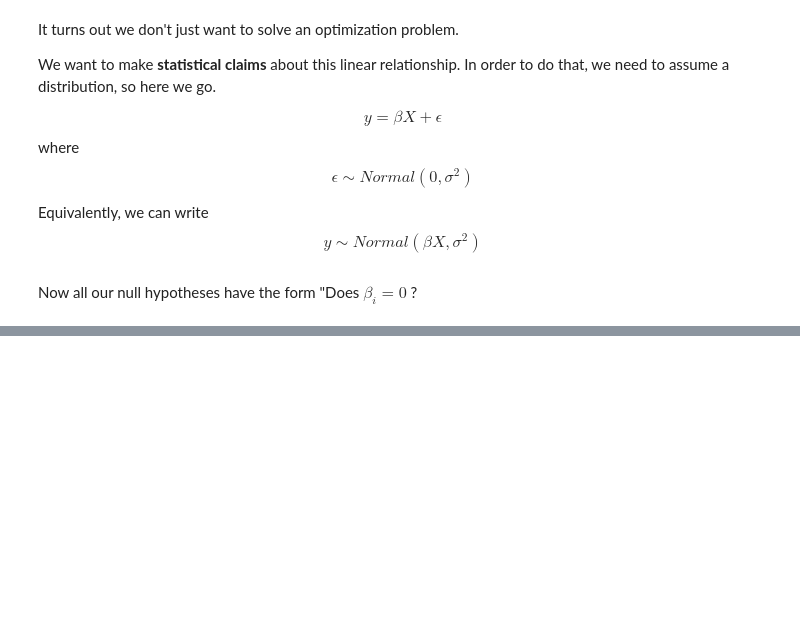
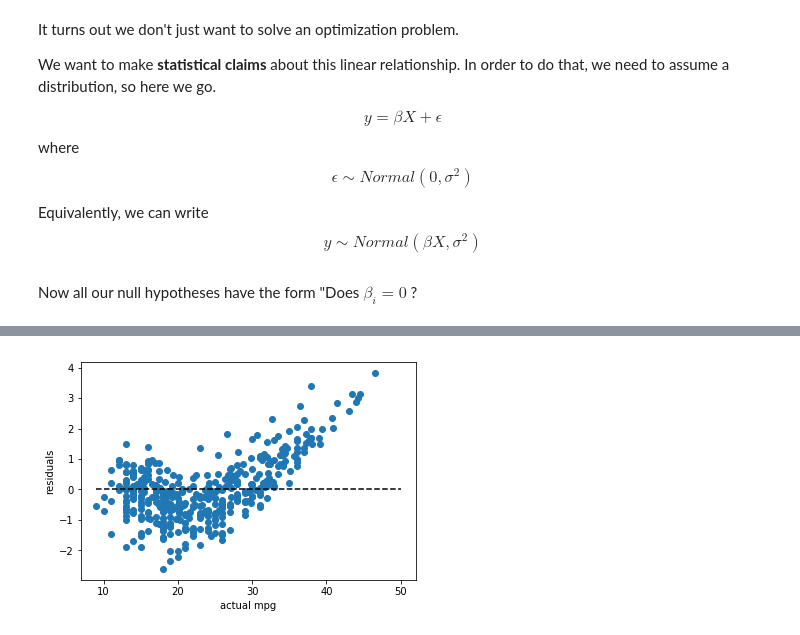
Before and after one commit to wmarshall484/DSI_LECTURES_2, a Jupyter notebook: linear-regression/moses_marsh/linear_regression.ipynb, the cells around one changed output, grey strips where cells are left out. Saved outputs shown, nothing was run; the diff lists cells and outputs as text; code cells hidden in the pictures; blank space fills up the shorter version.

```diff
--- a/linear-regression/moses_marsh/linear_regression.ipynb
+++ b/linear-regression/moses_marsh/linear_regression.ipynb
@@ -357,0 +408,7 @@ Now all our null hypotheses have the form "Does $\beta_i = 0$ ?
+# %%
+plt.scatter(y, results.outlier_test()['student_resid'])
+plt.hlines(0,9, 50, 'k', linestyle='dashed')
+plt.xlabel('actual mpg')
+plt.ylabel('residuals');
+# %% [output]
+[figure, added]
```
Also changed, not shown: parts of 17 cells of this notebook.
